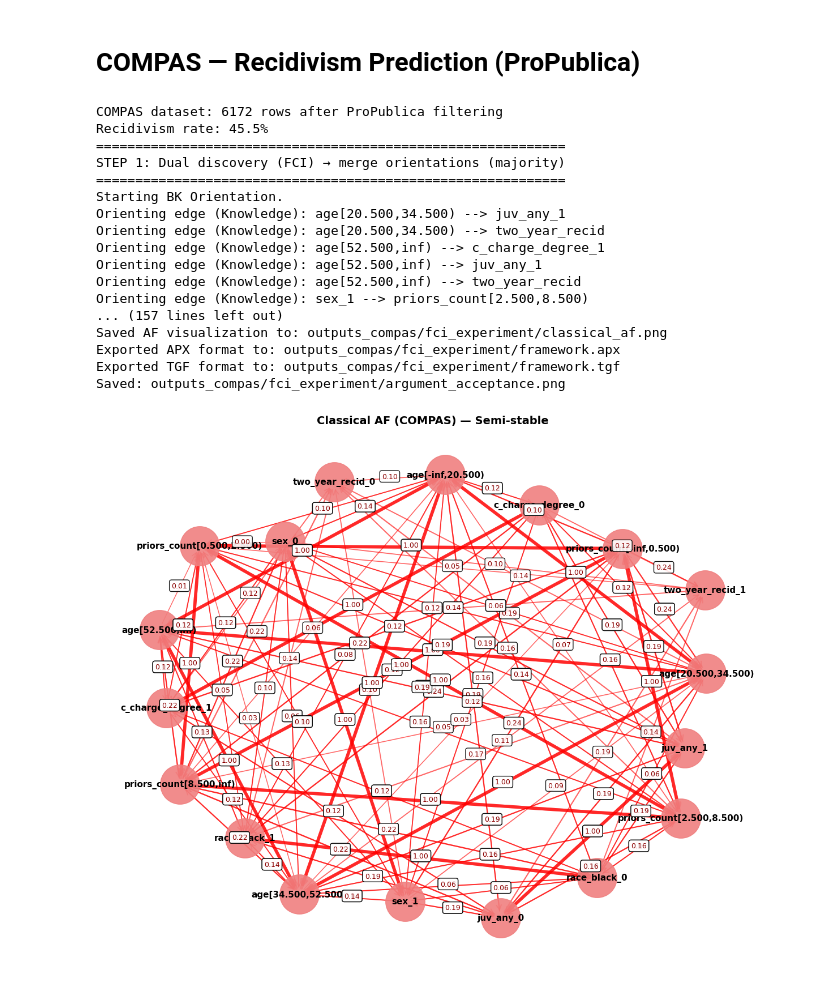
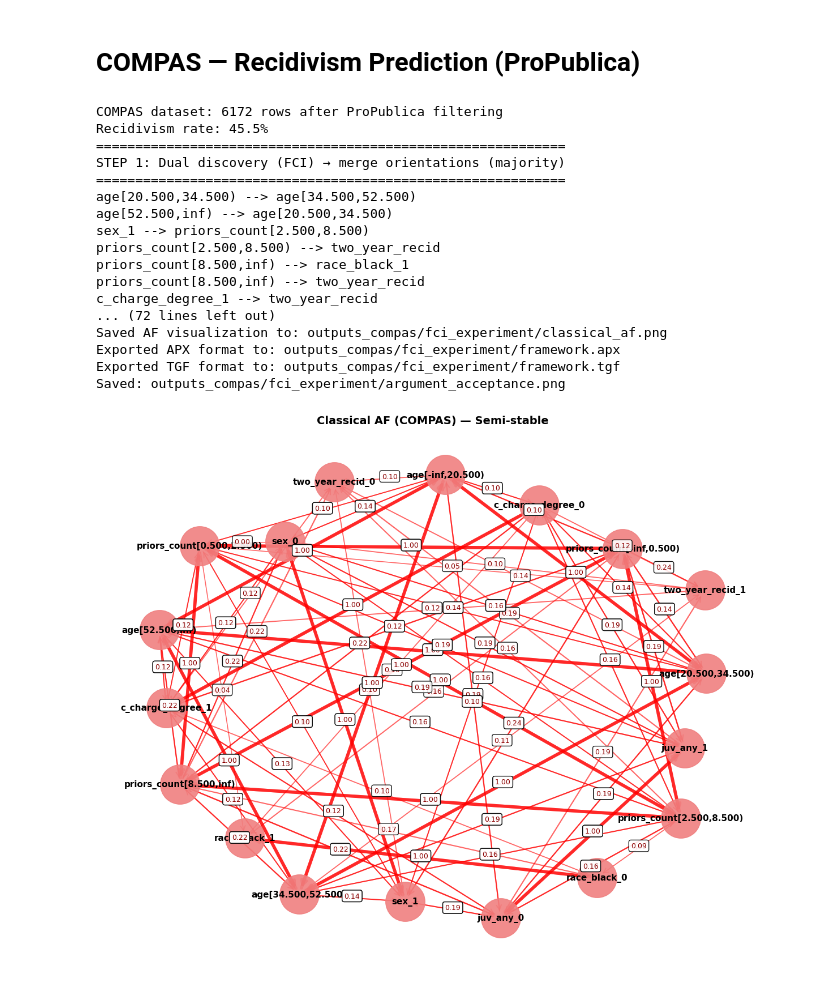
Before and after one commit to AKANEMO22/MedTCAX-Causal-Argumentative-Explainability, a Jupyter notebook: causal_argumentation-main/causal_arg.ipynb, the cells around one changed output. Cells and saved outputs as stored; diff of their text form; code cells hidden in the pictures.

```diff
--- a/causal_argumentation-main/causal_arg.ipynb
+++ b/causal_argumentation-main/causal_arg.ipynb
@@ -1376,12 +1337,7 @@ entropy_binning_config = {
     "min_gain": 0.005,
     "min_bin_size": 25
 }
-# Edit tiers to match your causal assumptions.
-tier_groups = {
-    1: ['age', 'sex', 'race_black'],
-    2: ['priors_count', 'c_charge_degree', 'juv_any'],
-    3: ['two_year_recid']
-}
+
 algo  = "fci"
 alpha = 0.01
 
@@ -1398,31 +1354,30 @@ merged_res, merged_group_edges, dfU, enc_groups_full, run1, run2 = run_dual_and_
     algo=algo,
     alpha=alpha,
     merge_rule="majority",
-    unified_dummy_noise=0.0,
-    tier_groups=tier_groups
- )
+    unified_dummy_noise=0.0
+)
 print(f"Merged group-level edges: {sorted(list(merged_group_edges))}")
 
 export_causallearn_graph_with_corr(
     run1,
     f"{OUTPUT_DIR}/discovery_{algo}_dropfirst_weighted.png"
- )
+)
 export_causallearn_graph_with_corr(
     run2,
     f"{OUTPUT_DIR}/discovery_{algo}_droplast_weighted.png"
- )
+)
 export_group_graph_with_corr(
     merged_group_edges,
     dfU,
     enc_groups_full,
     f"{OUTPUT_DIR}/merged_groups_{algo}_weighted.png",
     title="Merged Group Directions (corr = strongest pair)"
- )
+)
 export_unified_graph_with_corr(
     merged_res,
     f"{OUTPUT_DIR}/final_unified_{algo}_weighted.png",
     title="Final Unified Encoded Graph (with correlations)"
- )
+)
 
 print("\n" + "=" * 60)
 print("STEP 2: BAF on unified encoded graph")
@@ -1443,7 +1398,7 @@ af = baf.to_classical_af(
     enforce_exclusivity=True,
     exclusivity_skip=('two_year_recid',),
     exclusivity_weight=1.0
- )
+)
 af.print_summary()
 
 print("\n" + "=" * 60)
@@ -1460,7 +1415,7 @@ extension_probs = af.compute_extensions_probability(
     exactly_one=False,
     enforce_group_exclusivity=True,
     encoding_groups=enc_for_semantics
- )
+)
 
 print("\n" + "=" * 60)
 print("STEP 6: Argument acceptance")
@@ -1472,43 +1427,43 @@ print("STEP 7: Visualize & export")
 print("=" * 60)
 af.visualize(
     title="Classical AF (COMPAS) — Semi-stable",
     output_file=f"{OUTPUT_DIR}/classical_af.png"
- )
+)
 af.to_apx_format(f"{OUTPUT_DIR}/framework.apx")
 af.to_tgf_format(f"{OUTPUT_DIR}/framework.tgf")
 
 plt.figure(figsize=(12, 6))
 args_sorted = sorted(arg_acceptance.items(), key=lambda x: -x[1])
 args_names  = [a for a, _ in args_sorted]
 args_probs  = [p for _, p in args_sorted]
 plt.barh(args_names, args_probs, alpha=0.7)
 plt.xlabel('Acceptance Probability', fontsize=12)
 plt.ylabel('Arguments', fontsize=12)
 plt.title('Argument Acceptance Probabilities — COMPAS (Semi-stable)', fontsize=14, fontweight='bold')
 plt.xlim(0, 1)
 plt.grid(axis='x', alpha=0.3)
 plt.tight_layout()
 plt.savefig(f"{OUTPUT_DIR}/argument_acceptance.png", dpi=150, bbox_inches='tight')
 print(f"Saved: {OUTPUT_DIR}/argument_acceptance.png")
 # %% [output]
 COMPAS dataset: 6172 rows after ProPublica filtering
 Recidivism rate: 45.5%
 ============================================================
 STEP 1: Dual discovery (FCI) → merge orientations (majority)
 ============================================================
-Starting BK Orientation.
-Orienting edge (Knowledge): age[20.500,34.500) --> juv_any_1
-Orienting edge (Knowledge): age[20.500,34.500) --> two_year_recid
-Orienting edge (Knowledge): age[52.500,inf) --> c_charge_degree_1
-Orienting edge (Knowledge): age[52.500,inf) --> juv_any_1
-Orienting edge (Knowledge): age[52.500,inf) --> two_year_recid
-Orienting edge (Knowledge): sex_1 --> priors_count[2.500,8.500)
-... (157 lines left out)
+age[20.500,34.500) --> age[34.500,52.500)
+age[52.500,inf) --> age[20.500,34.500)
+sex_1 --> priors_count[2.500,8.500)
+priors_count[2.500,8.500) --> two_year_recid
+priors_count[8.500,inf) --> race_black_1
+priors_count[8.500,inf) --> two_year_recid
+c_charge_degree_1 --> two_year_recid
+... (72 lines left out)
 Saved AF visualization to: outputs_compas/fci_experiment/classical_af.png
 Exported APX format to: outputs_compas/fci_experiment/framework.apx
 Exported TGF format to: outputs_compas/fci_experiment/framework.tgf
 Saved: outputs_compas/fci_experiment/argument_acceptance.png
-[figure, old version]
+[figure, new version]
 [figure]
 # %%
 
```
Also changed, not shown: parts of 9 cells of this notebook.
